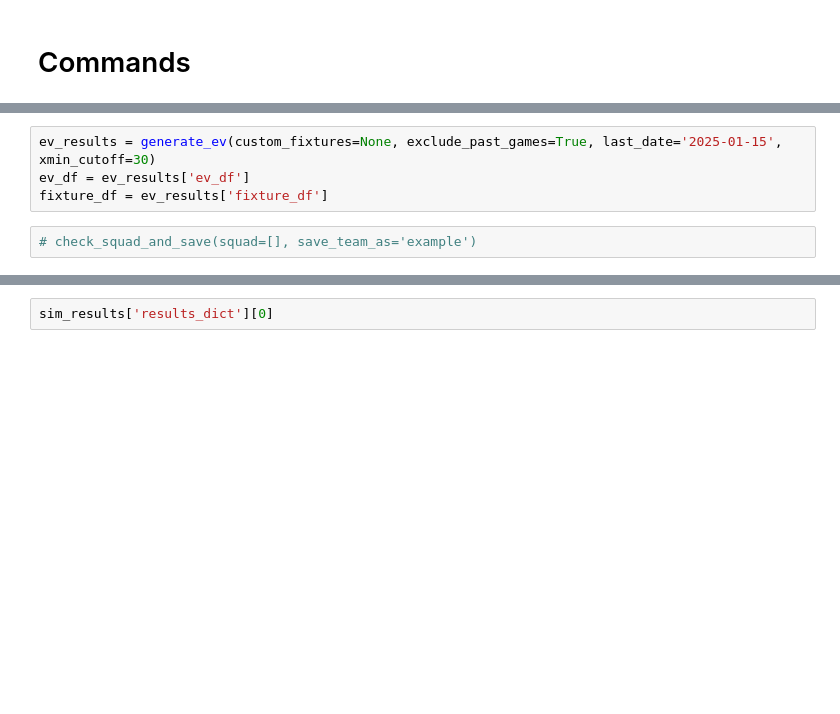
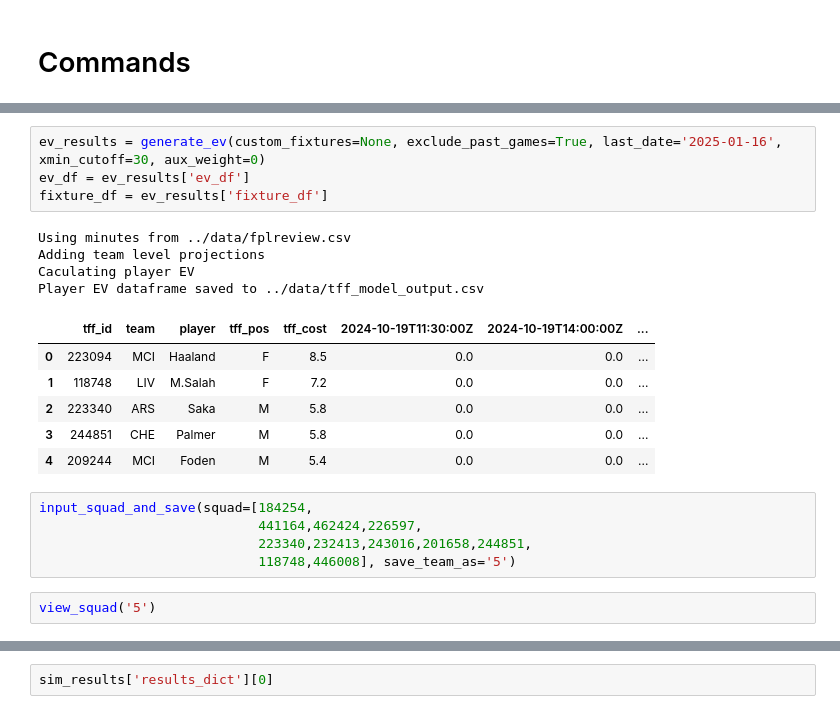
Before and after one commit to SamTroy/TFF_Optimization, a Jupyter notebook: notebooks/tff_optimization.ipynb, the cells around one changed output, grey strips where cells are left out. Cells and saved outputs as stored; diff of their text form; blank space fills up the shorter version.

```diff
--- a/notebooks/tff_optimization.ipynb
+++ b/notebooks/tff_optimization.ipynb
@@ -981,7 +1060,23 @@ fixture_results = generate_fixtures(custom_fixtures=None, exclude_past_games=Tru
 # %%
-ev_results = generate_ev(custom_fixtures=None, exclude_past_games=True, last_date='2025-01-15', xmin_cutoff=30)
+ev_results = generate_ev(custom_fixtures=None, exclude_past_games=True, last_date='2025-01-16', xmin_cutoff=30, aux_weight=0)
 ev_df = ev_results['ev_df']
 fixture_df = ev_results['fixture_df']
+# %% [output]
+Using minutes from ../data/fplreview.csv
+Adding team level projections
+Caculating player EV
+Player EV dataframe saved to ../data/tff_model_output.csv
+|  | tff_id | team | player | tff_pos | tff_cost | 2024-10-19T11:30:00Z | 2024-10-19T14:00:00Z | ... |
+| 0 | 223094 | MCI | Haaland | F | 8.5 | 0.0 | 0.0 | ... |
+| 1 | 118748 | LIV | M.Salah | F | 7.2 | 0.0 | 0.0 | ... |
+| 2 | 223340 | ARS | Saka | M | 5.8 | 0.0 | 0.0 | ... |
+| 3 | 244851 | CHE | Palmer | M | 5.8 | 0.0 | 0.0 | ... |
+| 4 | 209244 | MCI | Foden | M | 5.4 | 0.0 | 0.0 | ... |
-# %%
-# check_squad_and_save(squad=[], save_team_as='example')
+# %%
+input_squad_and_save(squad=[184254,
+                            441164,462424,226597,
+                            223340,232413,243016,201658,244851,
+                            118748,446008], save_team_as='5')
+# %%
+view_squad('5')
 # %%
```
Also changed, not shown: parts of 7 cells of this notebook, 1 other file.
